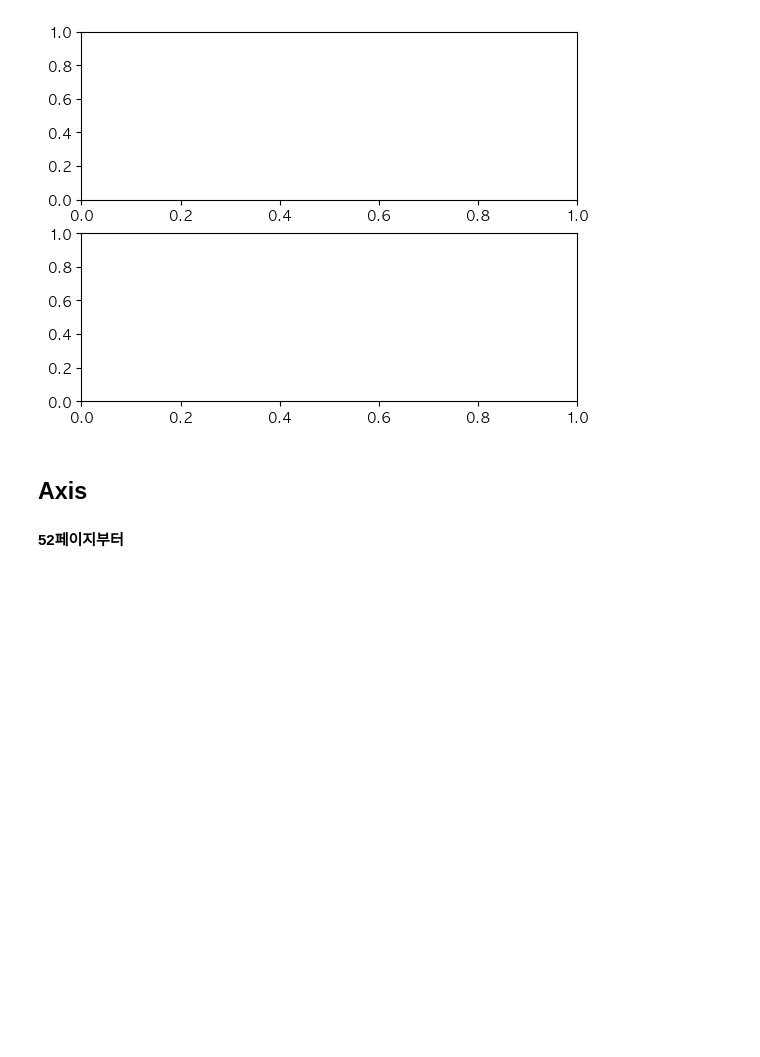
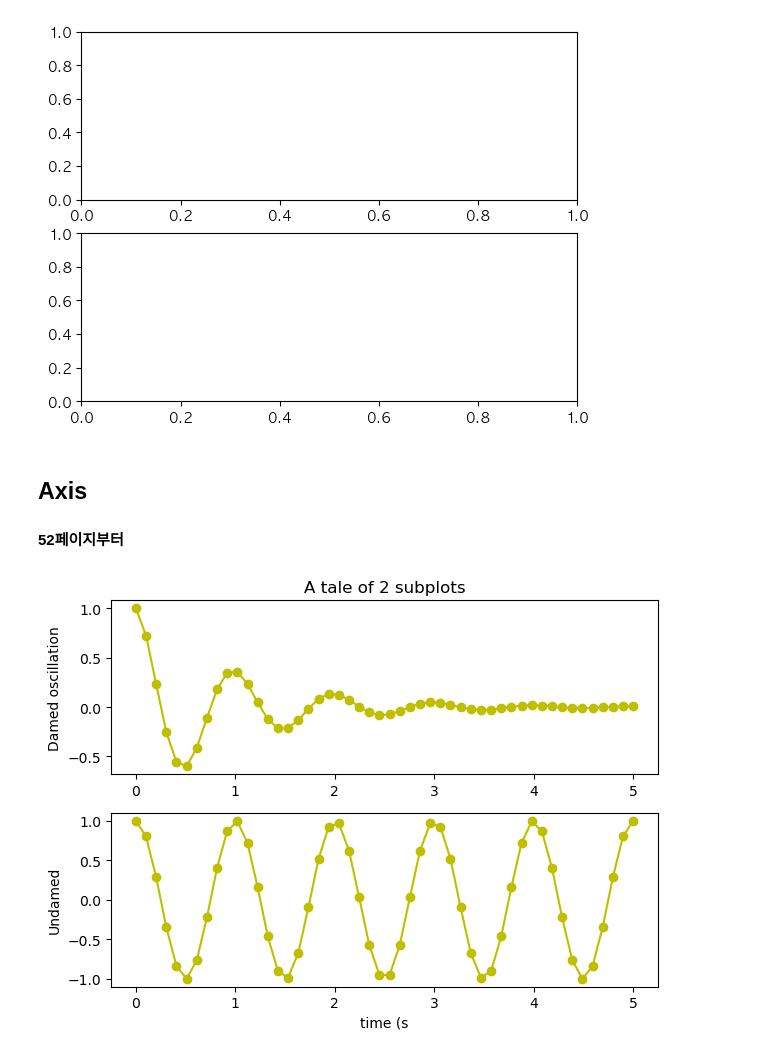
Before and after one commit to Minsoo0405/pythonbasic, a Jupyter notebook: 15python.ipynb, the cells around one changed output. Drawn from its saved outputs; the diff is of its cells as text; code cells hidden in the pictures; blank space fills up the shorter version.

```diff
--- a/15python.ipynb
+++ b/15python.ipynb
@@ -1022,0 +1030,20 @@ ax2 = plt.subplot(2,1,2)    # 마지막 숫자2는 그래프의 인덱스(즉,
+# %%
+x1 = np.linspace(0.0, 5.0)
+x2 = np.linspace(0.0, 5.0)
+y1 = np.cos(2 * np.pi * x1) * np.exp(-x1)
+y2 = np.cos(2 * np.pi * x2)
+
+ax1 = plt.subplot(2,1,1)
+plt.plot(x1, y1, 'yo-')
+plt.title('A tale of 2 subplots')
+plt.ylabel('Damed oscillation')
+
+ax2 = plt.subplot(2,1,2)
+plt.plot(x2, y2, 'yo-')
+plt.xlabel('time (s')
+plt.ylabel('Undamed')
+
+plt.tight_layout()          # tight_layout() 명령을 실행하면 플롯 간의 간격을 자동으로 맞춰줌.
+plt.show()
+# %% [output]
+[figure, added]
```
Also changed, not shown: parts of 8 cells of this notebook, 1 other file.
